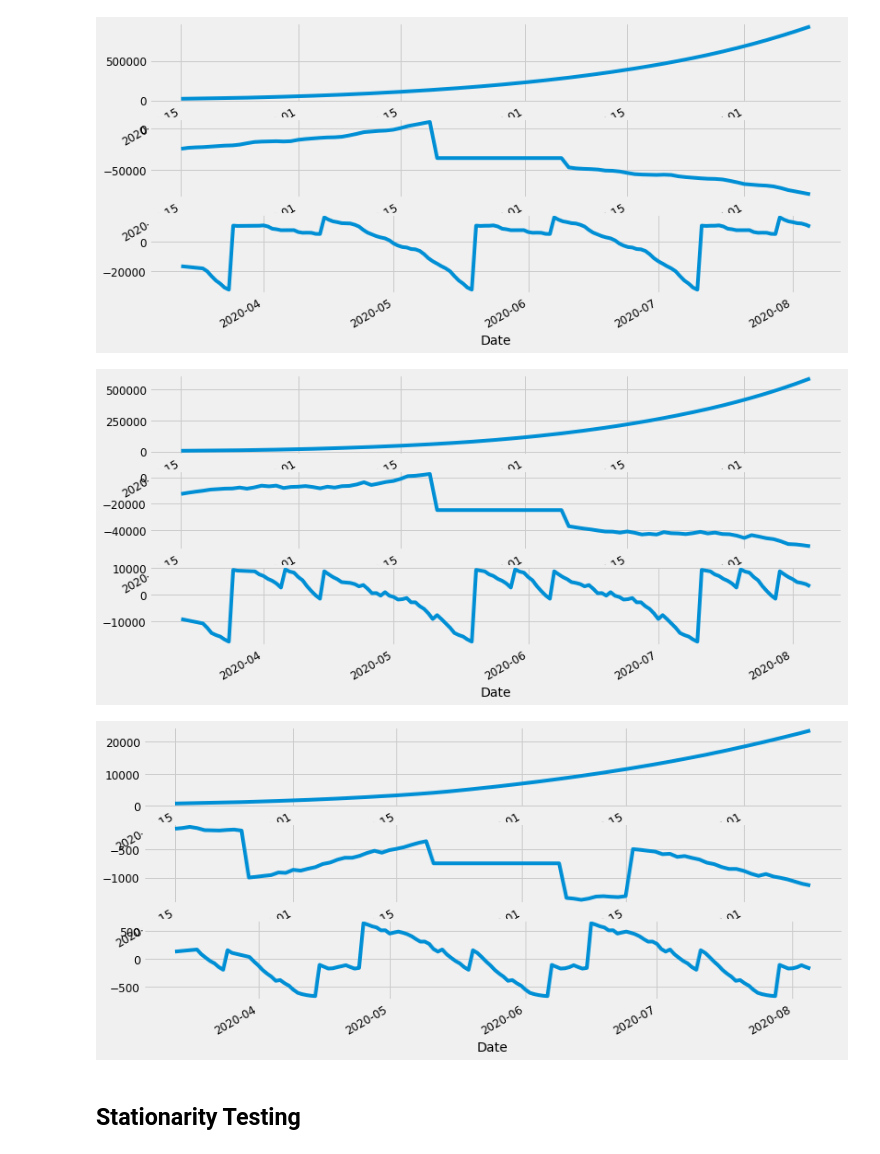
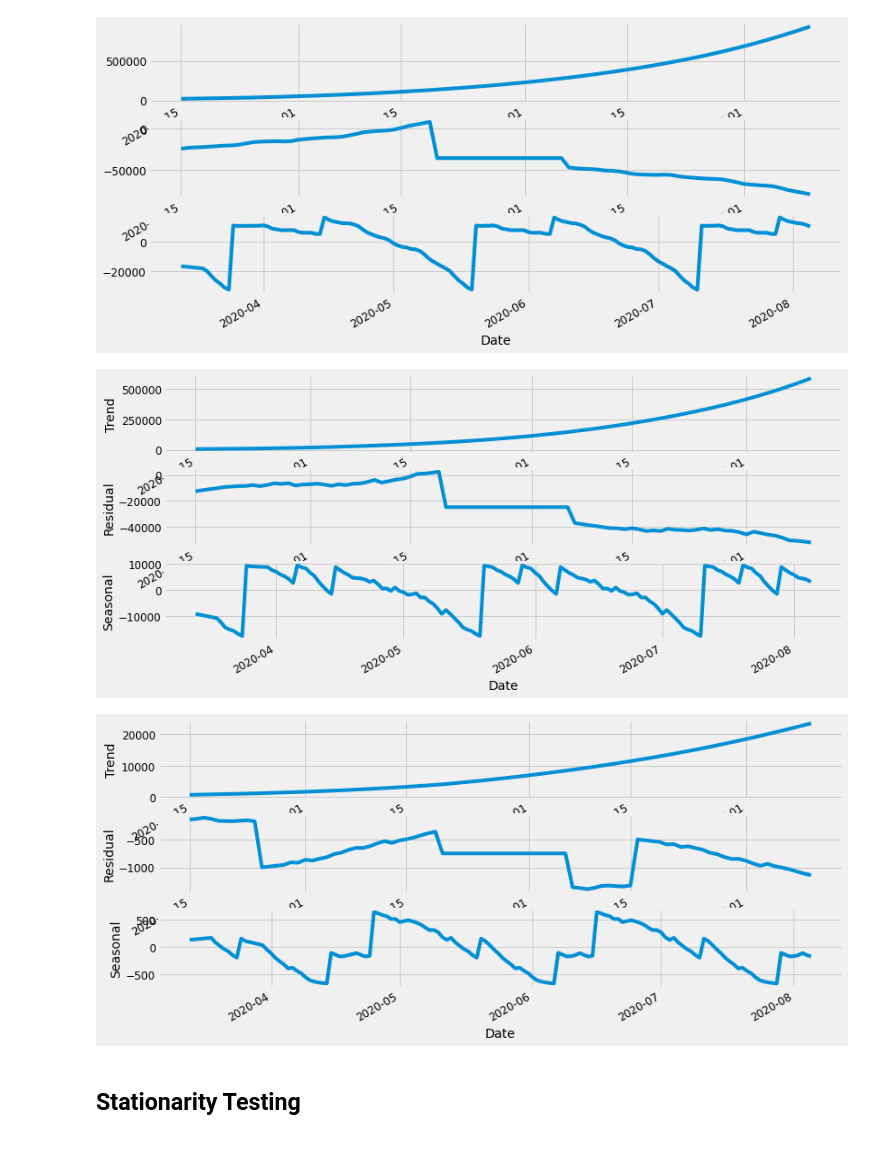
Before and after one commit to acchu99/covid-19-data-mining, a Jupyter notebook: COVID_19_Data_Mining.ipynb, the cells around one changed output. Drawn from its saved outputs; the diff is of its cells as text; code cells hidden in the pictures.

```diff
--- a/COVID_19_Data_Mining.ipynb
+++ b/COVID_19_Data_Mining.ipynb
@@ -233,19 +233,25 @@ fig, (ax1,ax2,ax3) = plt.subplots(3,1, figsize=(12,6))
 result.trend.plot(ax=ax1)
 result.resid.plot(ax=ax2)
 result.seasonal.plot(ax=ax3)
+ax1.set_ylabel("Trend")
+ax2.set_ylabel("Residual")
+ax3.set_ylabel("Seasonal")
 plt.show()
 # %% [output]
-[figure, old version]
+[figure, new version]
 # %%
 toplot=indiacovidfinal['death']
 result = seasonal_decompose(toplot, model='additive',freq=52)
 fig, (ax1,ax2,ax3) = plt.subplots(3,1, figsize=(12,6))
 result.trend.plot(ax=ax1)
 result.resid.plot(ax=ax2)
 result.seasonal.plot(ax=ax3)
+ax1.set_ylabel("Trend")
+ax2.set_ylabel("Residual")
+ax3.set_ylabel("Seasonal")
 plt.show()
 # %% [output]
-[figure, old version]
+[figure, new version]
 # %% [markdown]
 ## Stationarity Testing
 # %%
```
Also changed, not shown: parts of 1 cell of this notebook.
